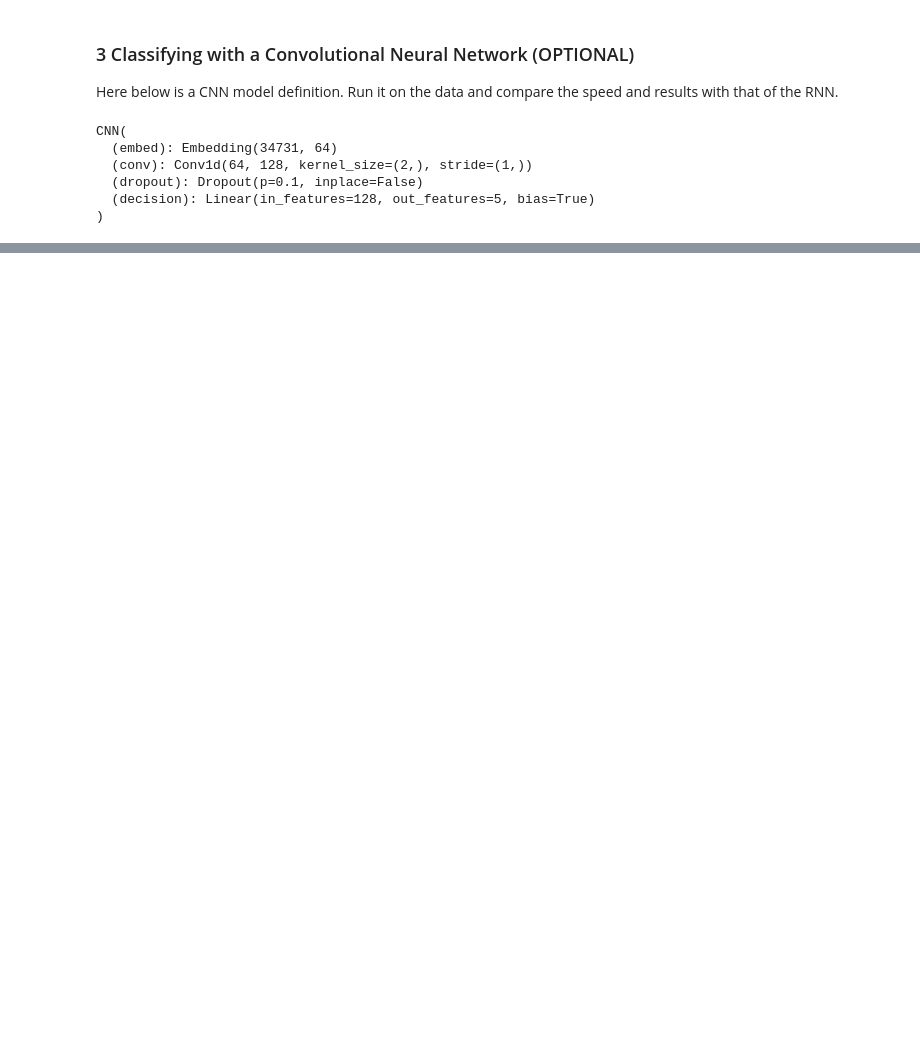
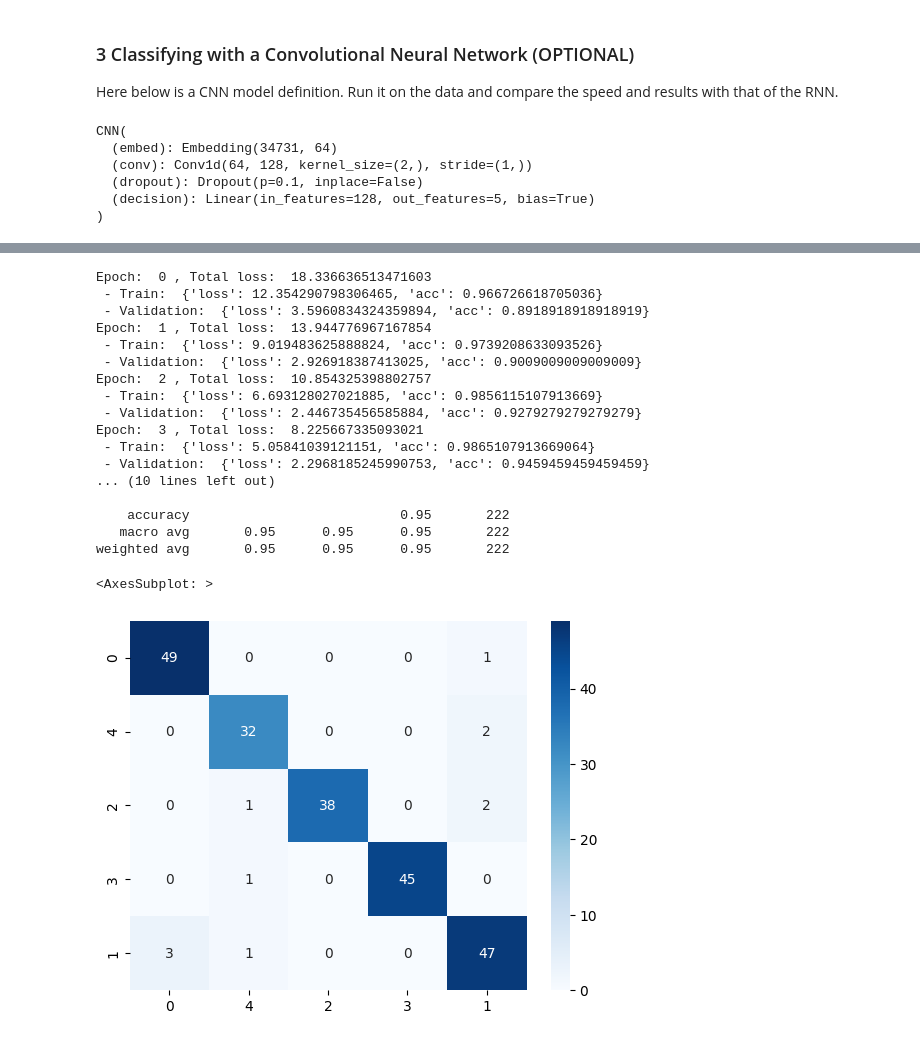
Before and after one commit to ClementineBleuze/m1-data-science-td, a Jupyter notebook: class14-neural-classification/14_X_neural_classification.ipynb, the cells around one changed output, grey strips where cells are left out. Drawn from its saved outputs; the diff is of its cells as text; code cells hidden in the pictures; blank space fills up the shorter version.

```diff
--- a/class14-neural-classification/14_X_neural_classification.ipynb
+++ b/class14-neural-classification/14_X_neural_classification.ipynb
@@ -567,0 +680,40 @@ TypeError: fit() got multiple values for argument 'epochs'
+# %%
+# train again
+fit(cnn_model, epochs = 5)
+
+# predict the labels for the validation set
+y_pred = []
+y_true = []
+with torch.no_grad():
+    for x, y in valid_loader:
+        y_scores = cnn_model(x)
+        y_pred.extend(torch.max(y_scores, 1)[1].tolist())
+        y_true.extend(y.tolist())
+
+# print the classification report
+print(classification_report(y_true, y_pred))
+
+# print the confusion matrix
+cm = confusion_matrix(y_true, y_pred)
+# heatmap
+sns.heatmap(cm, annot=True, fmt="d", cmap="Blues", xticklabels=df.labels.unique(), yticklabels=df.labels.unique())
+# %% [output]
+Epoch:  0 , Total loss:  18.336636513471603
+ - Train:  {'loss': 12.354290798306465, 'acc': 0.966726618705036}
+ - Validation:  {'loss': 3.5960834324359894, 'acc': 0.8918918918918919}
+Epoch:  1 , Total loss:  13.944776967167854
+ - Train:  {'loss': 9.019483625888824, 'acc': 0.9739208633093526}
+ - Validation:  {'loss': 2.926918387413025, 'acc': 0.9009009009009009}
+Epoch:  2 , Total loss:  10.854325398802757
+ - Train:  {'loss': 6.693128027021885, 'acc': 0.9856115107913669}
+ - Validation:  {'loss': 2.446735456585884, 'acc': 0.9279279279279279}
+Epoch:  3 , Total loss:  8.225667335093021
+ - Train:  {'loss': 5.05841039121151, 'acc': 0.9865107913669064}
+ - Validation:  {'loss': 2.2968185245990753, 'acc': 0.9459459459459459}
+... (10 lines left out)
+
+    accuracy                           0.95       222
+   macro avg       0.95      0.95      0.95       222
+weighted avg       0.95      0.95      0.95       222
+<AxesSubplot: >
+[figure, added]
```
Also changed, not shown: parts of 16 cells of this notebook, 3 other files.
